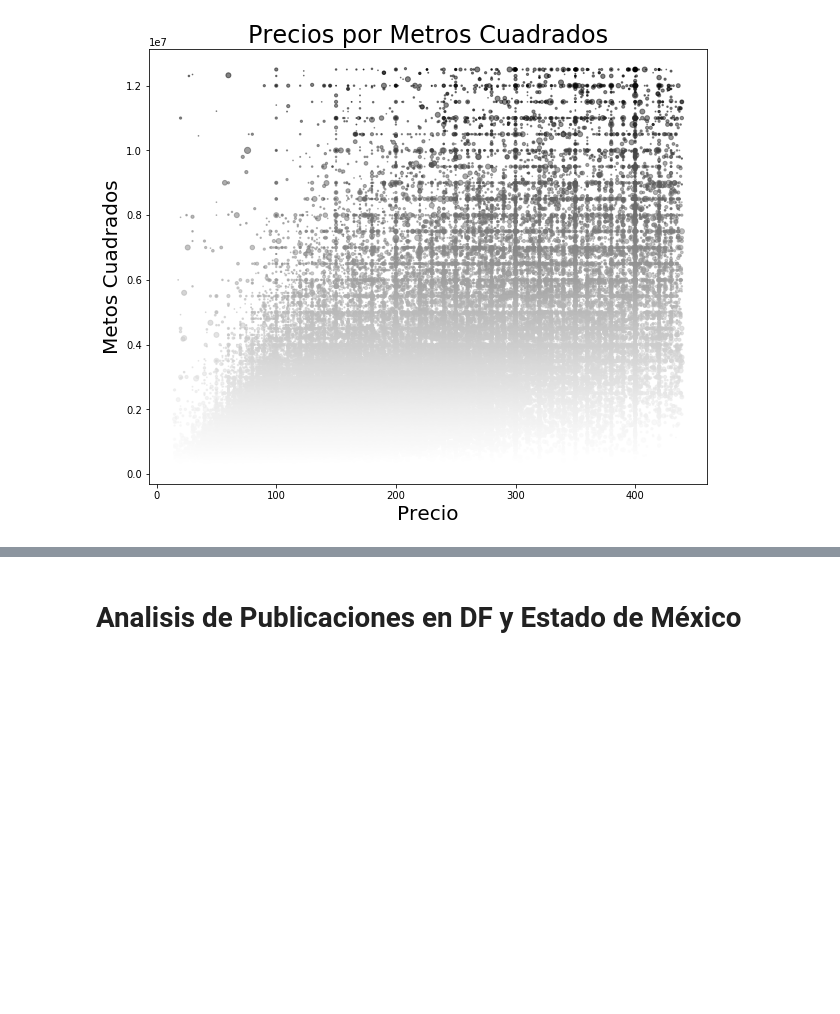
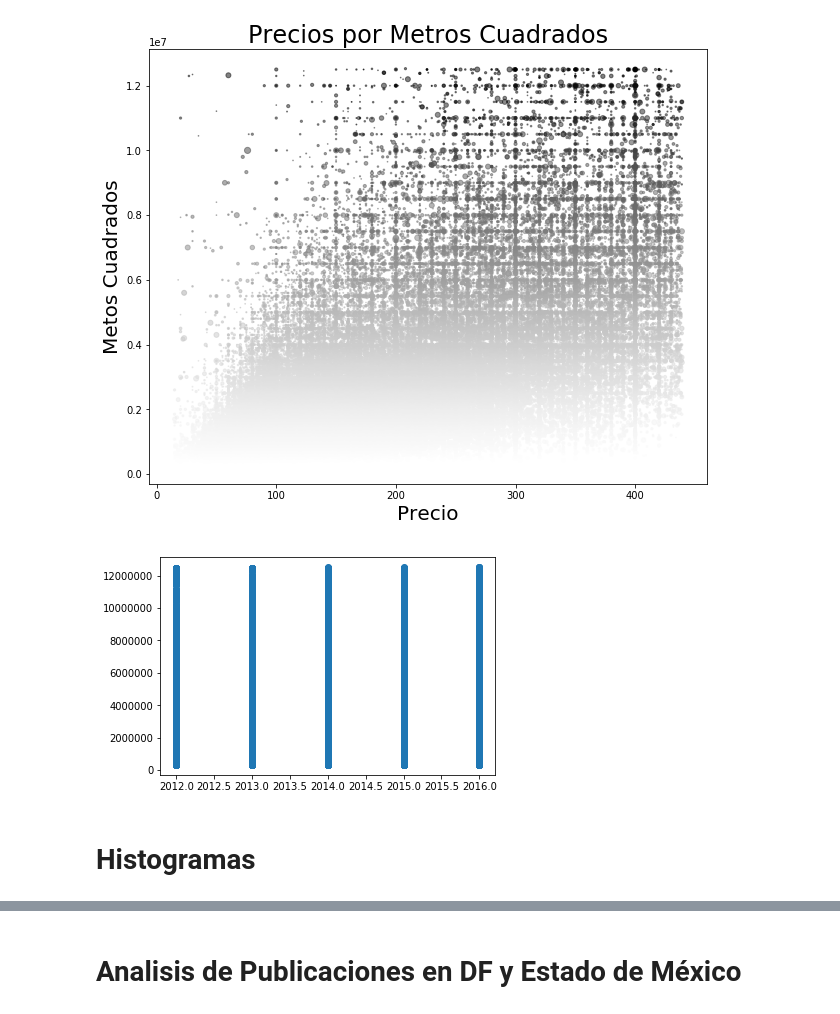
Before and after one commit to cessar5/7506_20192C, a Jupyter notebook: tp1.ipynb, the cells around one changed output, grey strips where cells are left out. Cells and saved outputs as stored; diff of their text form; code cells hidden in the pictures; blank space fills up the shorter version.

```diff
--- a/tp1.ipynb
+++ b/tp1.ipynb
@@ -1148,0 +1160,9 @@ dfZP_EdoMexYDF = dfZP[(dfZP['provincia']=='Edo. de Mexico' && dfZP['provincia']=
+# %%
+plt.scatter(x=dfZP['fecha_YYYY'],y=dfZP['precio'])
+ax =plt.gca()
+ax.get_yaxis().get_major_formatter().set_scientific(False)
+plt.draw()
+# %% [output]
+[figure, added]
+# %% [markdown]
+# Histogramas
```
Also changed, not shown: parts of 50 cells of this notebook.
